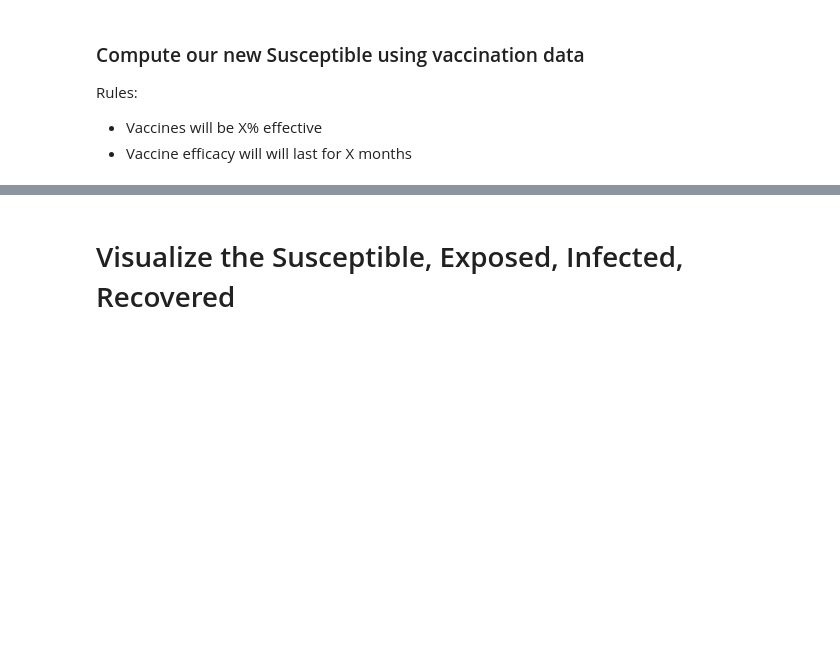
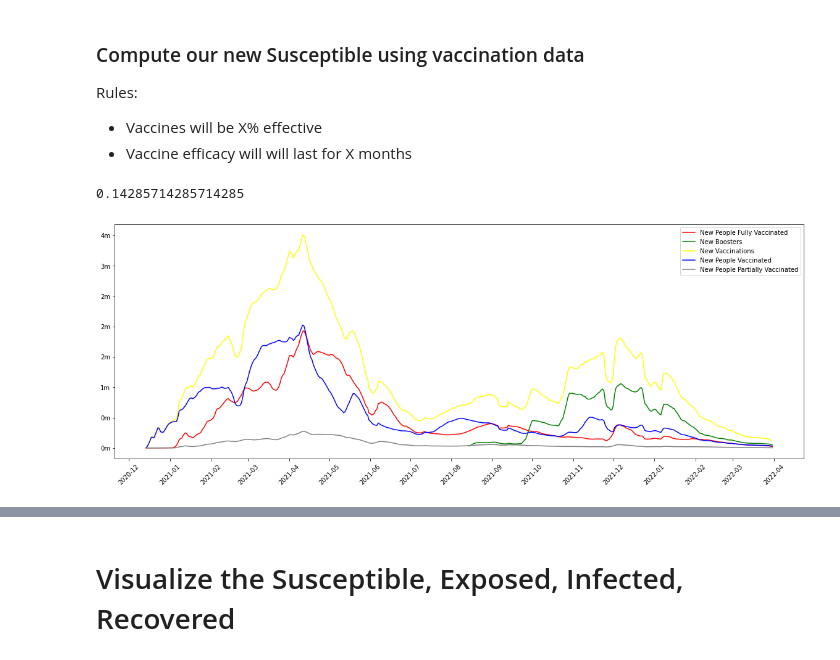
Before and after one commit to blarson007/covid, a Jupyter notebook: SIR Model - Fit to Covid Data.ipynb, the cells around one changed output, grey strips where cells are left out. Drawn from its saved outputs; the diff is of its cells as text; code cells hidden in the pictures; blank space fills up the shorter version.

```diff
--- a/SIR Model - Fit to Covid Data.ipynb
+++ b/SIR Model - Fit to Covid Data.ipynb
@@ -152,3 +154,19 @@ vaccine_df = us_owd[[
     'new_people_vaccinated_smoothed',
     'new_people_vaccinated_smoothed_per_hundred'
 ]]
+# %%
+vaccine_df['new_people_fully_vaccinated'] = -(vaccine_df.people_fully_vaccinated.shift(1) - vaccine_df.people_fully_vaccinated)
+vaccine_df['new_people_fully_vaccinated_smoothed'] = vaccine_df.new_people_fully_vaccinated.rolling(7, min_periods=1).mean()
+# %%
+vaccine_df['new_boosters'] = -(vaccine_df.total_boosters.shift(1) - vaccine_df.total_boosters)
+vaccine_df['new_boosters_smoothed'] = vaccine_df.new_boosters.rolling(7, min_periods=1).mean()
+# %%
+# Still have a gap - partially vaccinated individuals
+# Per https://ourworldindata.org/covid-vaccinations, at this time 77% of United States population
+# has been vaccinated: 66% fully vaccinated, and 10% partially vaccinated
+# We will compute the difference as a proportion of fully vaccinated, then apply this difference evenly across
+# all instances of full vaccinations in the data set
+prop_partial_vax = ((total_pop * .77) - (total_pop * .66)) / (total_pop * .77)
+prop_partial_vax
+# %% [output]
+0.14285714285714285
@@ -155,3 +180,28 @@ vaccine_df = us_owd[[
+# %%
+fig, ax = plt.subplots(figsize=(20,7))
+
+# Plot the dates on the x axis and the percentage of people vaccinated on the y axis
+ax.plot(vaccine_df.date, vaccine_df.new_people_fully_vaccinated_smoothed, color='red', label='New People Fully Vaccinated')
+ax.plot(vaccine_df.date, vaccine_df.new_boosters_smoothed, color='green', label='New Boosters')
+ax.plot(vaccine_df.date, vaccine_df.new_vaccinations_smoothed, color='yellow', label='New Vaccinations')
+ax.plot(vaccine_df.date, vaccine_df.new_people_vaccinated_smoothed, color='blue', label='New People Vaccinated')
+ax.plot(vaccine_df.date, vaccine_df.people_partially_vaccinated_smoothed, color='gray', label='New People Partially Vaccinated')
+
+# Format the dates on the x axis
+ax.xaxis.set_major_locator(mdates.MonthLocator())
+ax.xaxis.set_major_formatter(mdates.DateFormatter('%Y-%m'))
+ax.xaxis.set_minor_locator(mdates.MonthLocator())
+ax.tick_params(axis='x', rotation=45)
+
+# Format the y axis in millions
+millionsFormatter = FuncFormatter(millions)
+ax.yaxis.set_major_formatter(millionsFormatter)
+ax.yaxis.set_minor_formatter(NullFormatter())
+
+fig.legend(loc="upper right", bbox_to_anchor=(1,1), bbox_transform=ax.transAxes)
+plt.show()
+# %% [output]
+[figure, added]
 # %%
 # merge vaccination data set to main dataframe
 merge_df = pd.merge(df, vaccine_df, how='left', left_on='date', right_on='date')
```
Also changed, not shown: parts of 18 cells of this notebook.
